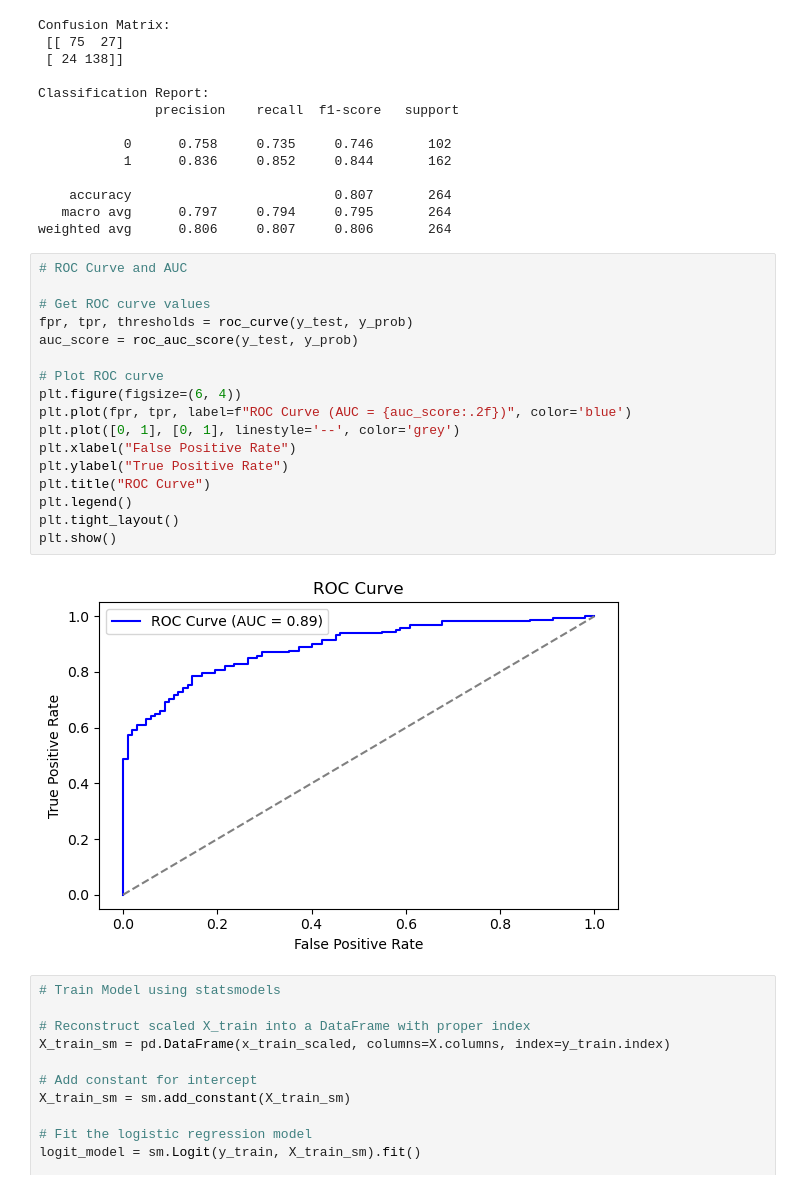
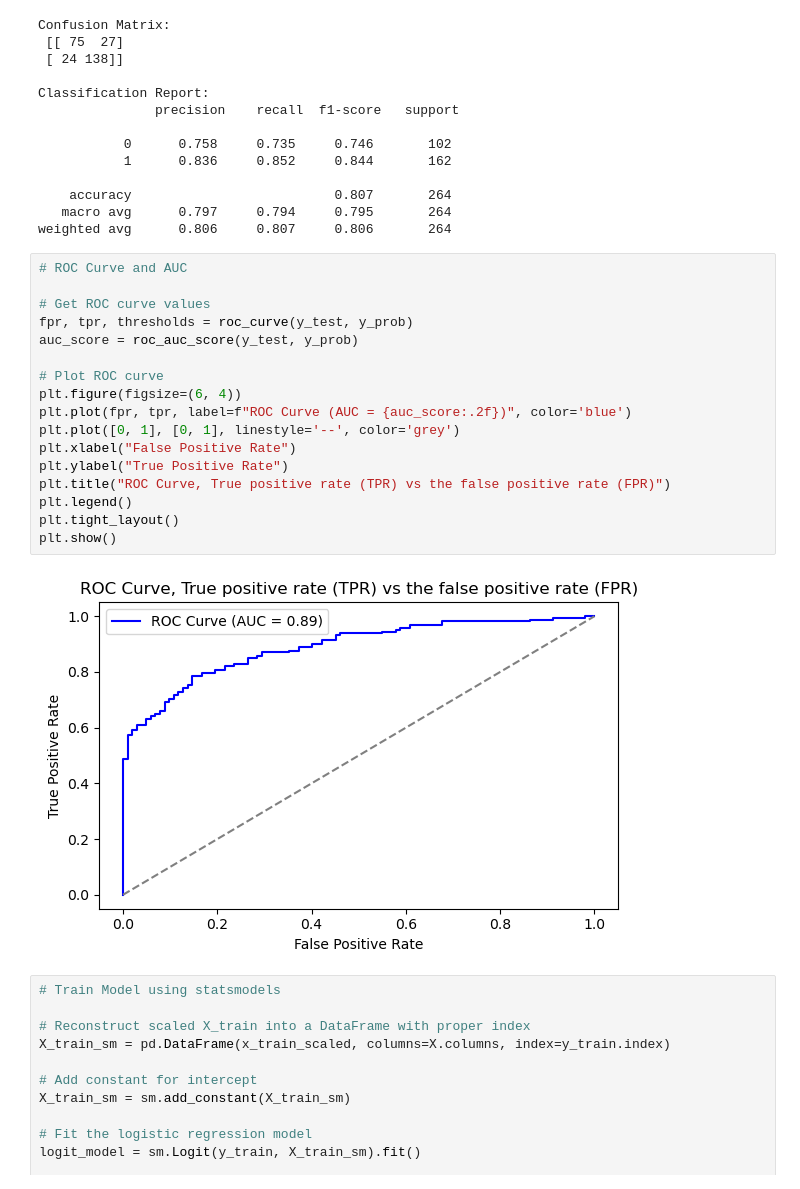
Before and after one commit to kochezz/heart-attack-prediction-PY, a Jupyter notebook: notebooks/02_model.ipynb, the cells around one changed output. Drawn from its saved outputs; the diff is of its cells as text.

```diff
--- a/notebooks/02_model.ipynb
+++ b/notebooks/02_model.ipynb
@@ -152,22 +152,22 @@ weighted avg      0.806     0.807     0.806       264
 # %%
 # ROC Curve and AUC
 
 # Get ROC curve values
 fpr, tpr, thresholds = roc_curve(y_test, y_prob)
 auc_score = roc_auc_score(y_test, y_prob)
 
 # Plot ROC curve
 plt.figure(figsize=(6, 4))
 plt.plot(fpr, tpr, label=f"ROC Curve (AUC = {auc_score:.2f})", color='blue')
 plt.plot([0, 1], [0, 1], linestyle='--', color='grey')
 plt.xlabel("False Positive Rate")
 plt.ylabel("True Positive Rate")
-plt.title("ROC Curve")
+plt.title("ROC Curve, True positive rate (TPR) vs the false positive rate (FPR)")
 plt.legend()
 plt.tight_layout()
 plt.show()
 # %% [output]
-[figure, old version]
+[figure, new version]
 # %%
 # Train Model using statsmodels
 
```
Also changed, not shown: 1 other file.
